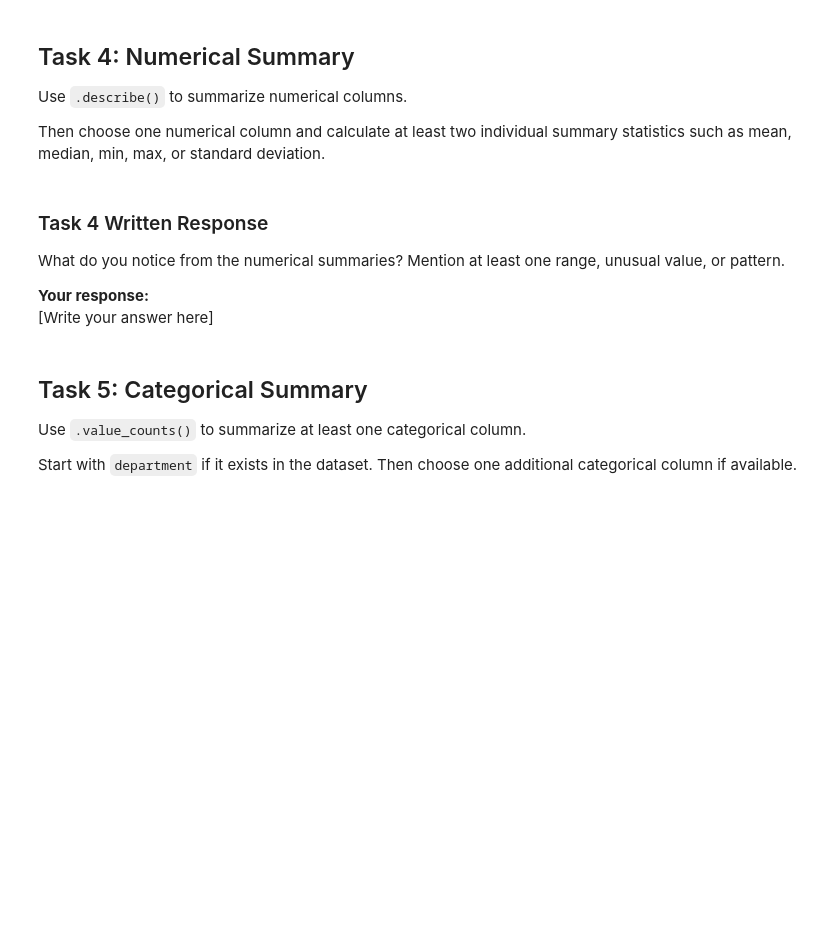
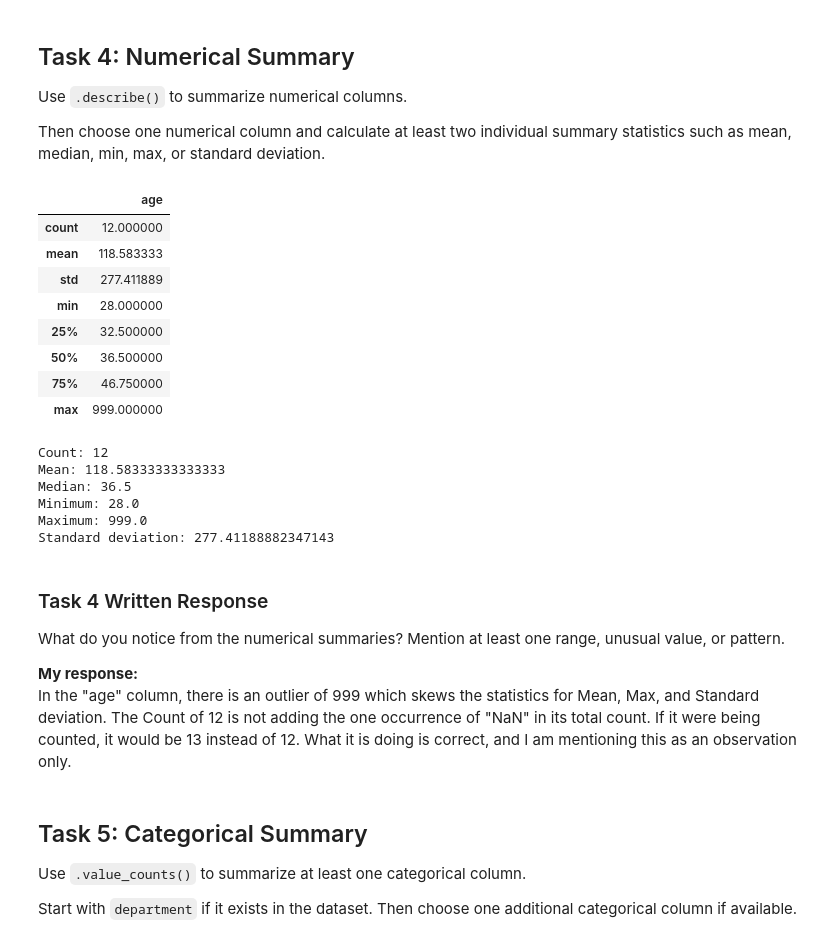
Before and after one commit to DuzyCzerwony/BAN-6003--week1-2-David-Perry, a Jupyter notebook: notebooks/Week2_assignment.ipynb, the cells around one changed output. Saved outputs shown, nothing was run; the diff lists cells and outputs as text; code cells hidden in the pictures; blank space fills up the shorter version.

```diff
--- a/notebooks/Week2_assignment.ipynb
+++ b/notebooks/Week2_assignment.ipynb
@@ -75,13 +218,39 @@ Use `.describe()` to summarize numerical columns.
 
 Then choose one numerical column and calculate at least two individual summary statistics such as mean, median, min, max, or standard deviation.
 # %%
-# Your code here
+df.describe()
+# %% [output]
+|  | age |
+| count | 12.000000 |
+| mean | 118.583333 |
+| std | 277.411889 |
+| min | 28.000000 |
+| 25% | 32.500000 |
+| 50% | 36.500000 |
+| 75% | 46.750000 |
+| max | 999.000000 |
+# %%
+#In choosing the "age" column, the only column with a data type of "float64", below is the coding for the individual summary statistics of mean, median, min, max, and standard deviation.
+
+print("Count:", df["age"].count())
+print("Mean:", df["age"].mean())
+print("Median:", df["age"].median())
+print("Minimum:", df["age"].min())
+print("Maximum:", df["age"].max())
+print("Standard deviation:", df["age"].std())
+# %% [output]
+Count: 12
+Mean: 118.58333333333333
+Median: 36.5
+Minimum: 28.0
+Maximum: 999.0
+Standard deviation: 277.41188882347143
 # %% [markdown]
 ### Task 4 Written Response
 What do you notice from the numerical summaries? Mention at least one range, unusual value, or pattern.
 
-**Your response:**
-[Write your answer here]
+**My response:**
+In the "age" column, there is an outlier of 999 which skews the statistics for Mean, Max, and Standard deviation.  The Count of 12 is not adding the one occurrence of "NaN" in its total count.  If it were being counted, it would be 13 instead of 12.  What it is doing is correct, and I am mentioning this as an observation only.
 # %% [markdown]
 ## Task 5: Categorical Summary
 Use `.value_counts()` to summarize at least one categorical column.
```
Also changed, not shown: parts of 20 cells of this notebook, 1 other file.
